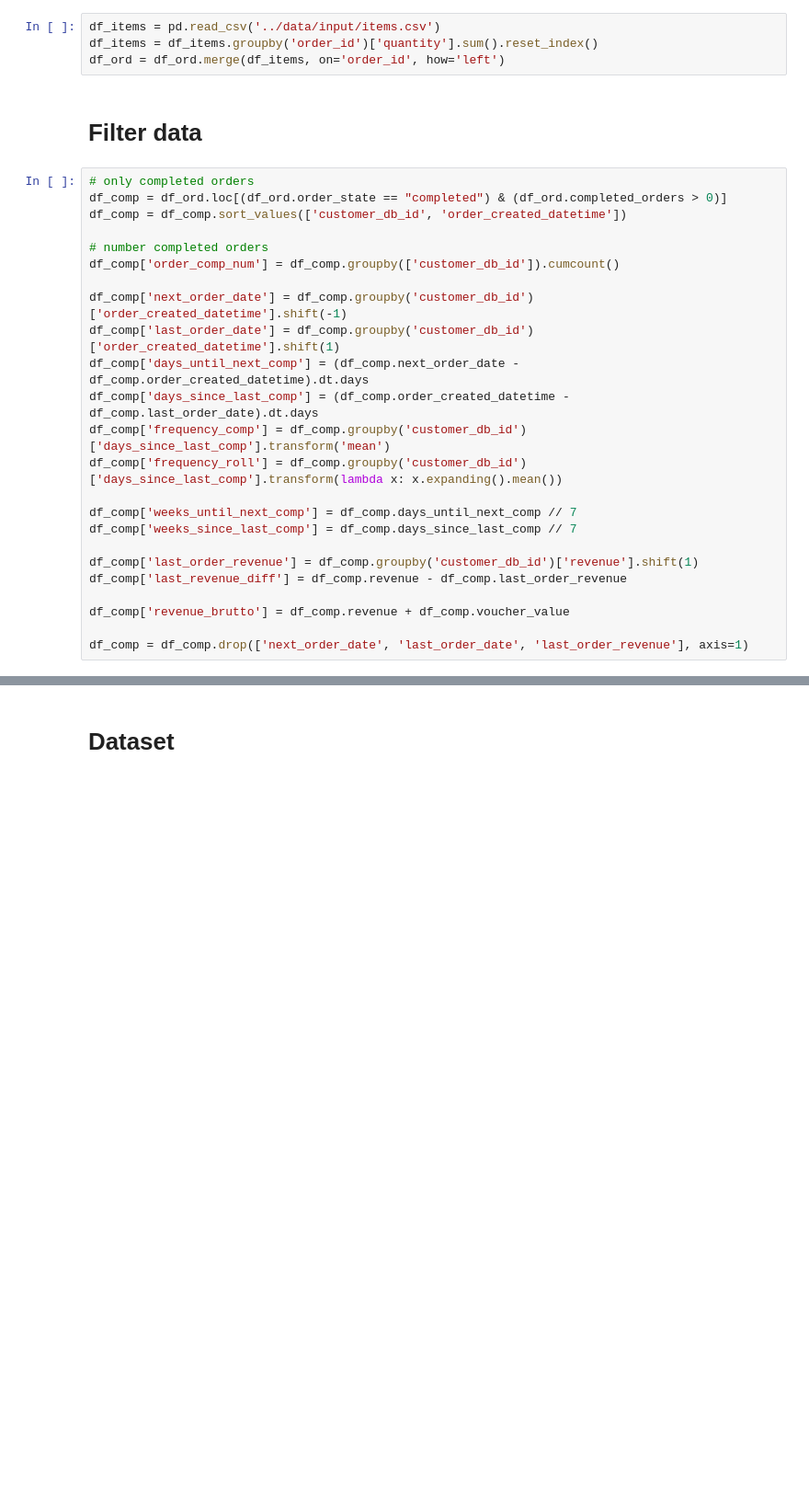
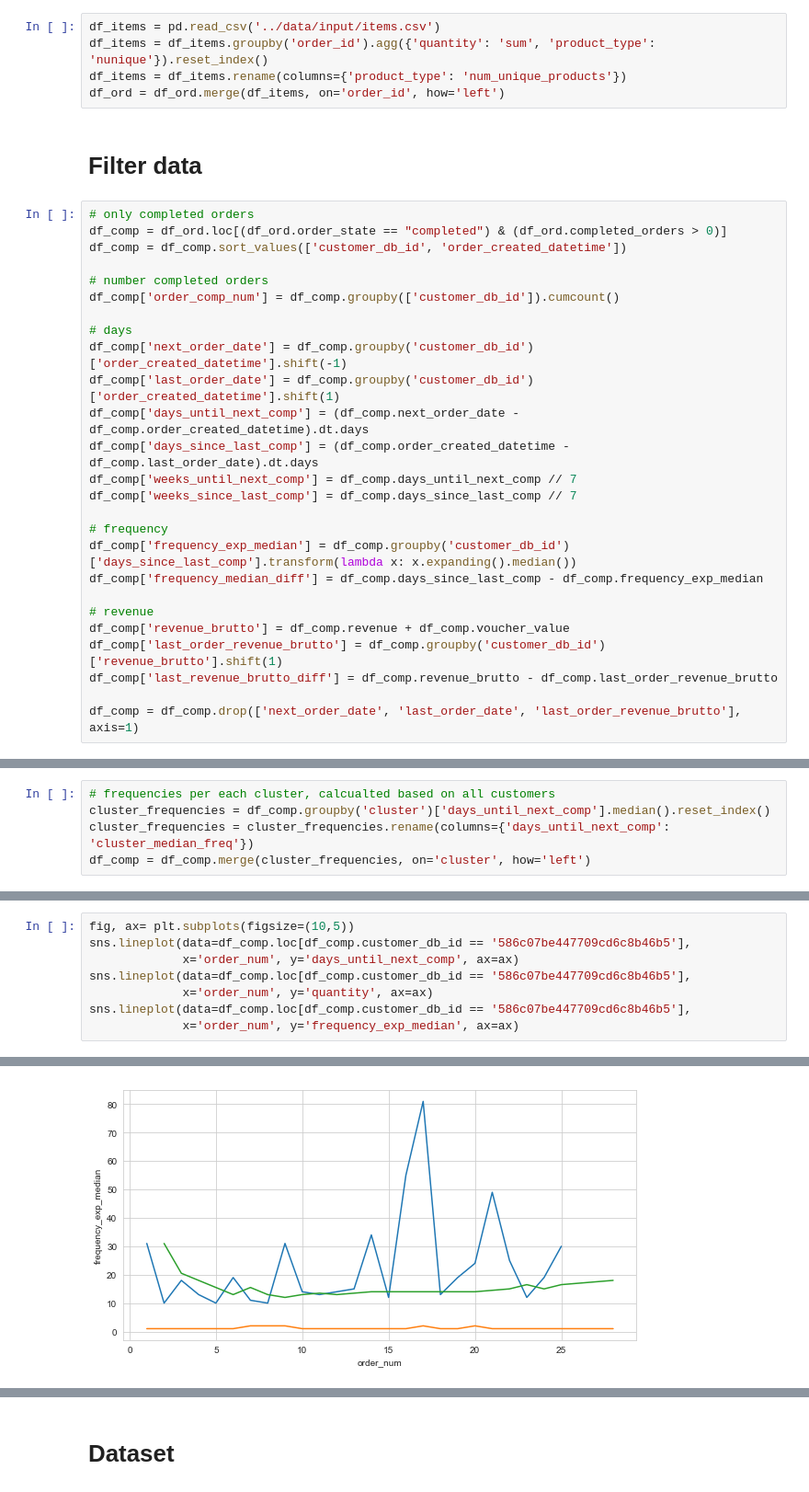
Before and after one commit to zipjet/bi-churn-analysis, a Jupyter notebook: python/churn_predictions.ipynb, the cells around one changed output, grey strips where cells are left out. Shown at 92% size. Cells and saved outputs as stored; diff of their text form; blank space fills up the shorter version.

```diff
--- a/python/churn_predictions.ipynb
+++ b/python/churn_predictions.ipynb
@@ -36,7 +36,8 @@ df_ord['order_created_weekday'] = df_ord.order_created_datetime.dt.weekday
 df_ord['order_created_year'] = df_ord.order_created_datetime.dt.year
 # %%
 df_items = pd.read_csv('../data/input/items.csv')
-df_items = df_items.groupby('order_id')['quantity'].sum().reset_index()
+df_items = df_items.groupby('order_id').agg({'quantity': 'sum', 'product_type': 'nunique'}).reset_index()
+df_items = df_items.rename(columns={'product_type': 'num_unique_products'})
 df_ord = df_ord.merge(df_items, on='order_id', how='left')
 # %% [markdown]
 # Filter data
@@ -48,19 +49,21 @@ df_comp = df_comp.sort_values(['customer_db_id', 'order_created_datetime'])
 # number completed orders
 df_comp['order_comp_num'] = df_comp.groupby(['customer_db_id']).cumcount()
 
+# days
 df_comp['next_order_date'] = df_comp.groupby('customer_db_id')['order_created_datetime'].shift(-1)
 df_comp['last_order_date'] = df_comp.groupby('customer_db_id')['order_created_datetime'].shift(1)
 df_comp['days_until_next_comp'] = (df_comp.next_order_date - df_comp.order_created_datetime).dt.days
 df_comp['days_since_last_comp'] = (df_comp.order_created_datetime - df_comp.last_order_date).dt.days
-df_comp['frequency_comp'] = df_comp.groupby('customer_db_id')['days_since_last_comp'].transform('mean')
-df_comp['frequency_roll'] = df_comp.groupby('customer_db_id')['days_since_last_comp'].transform(lambda x: x.expanding().mean())
-
 df_comp['weeks_until_next_comp'] = df_comp.days_until_next_comp // 7
 df_comp['weeks_since_last_comp'] = df_comp.days_since_last_comp // 7
 
-df_comp['last_order_revenue'] = df_comp.groupby('customer_db_id')['revenue'].shift(1)
-df_comp['last_revenue_diff'] = df_comp.revenue - df_comp.last_order_revenue
+# frequency
+df_comp['frequency_exp_median'] = df_comp.groupby('customer_db_id')['days_since_last_comp'].transform(lambda x: x.expanding().median())
+df_comp['frequency_median_diff'] = df_comp.days_since_last_comp - df_comp.frequency_exp_median
 
+# revenue
 df_comp['revenue_brutto'] = df_comp.revenue + df_comp.voucher_value
+df_comp['last_order_revenue_brutto'] = df_comp.groupby('customer_db_id')['revenue_brutto'].shift(1)
+df_comp['last_revenue_brutto_diff'] = df_comp.revenue_brutto - df_comp.last_order_revenue_brutto
 
-df_comp = df_comp.drop(['next_order_date', 'last_order_date', 'last_order_revenue'], axis=1)
+df_comp = df_comp.drop(['next_order_date', 'last_order_date', 'last_order_revenue_brutto'], axis=1)
@@ -99,0 +70,5 @@ plt.tight_layout()
+# %%
+# frequencies per each cluster, calcualted based on all customers
+cluster_frequencies = df_comp.groupby('cluster')['days_until_next_comp'].median().reset_index()
+cluster_frequencies = cluster_frequencies.rename(columns={'days_until_next_comp': 'cluster_median_freq'})
+df_comp = df_comp.merge(cluster_frequencies, on='cluster', how='left')
@@ -99,0 +77,9 @@ plt.tight_layout()
+# %%
+fig, ax= plt.subplots(figsize=(10,5))
+sns.lineplot(data=df_comp.loc[df_comp.customer_db_id == '586c07be447709cd6c8b46b5'],
+             x='order_num', y='days_until_next_comp', ax=ax)
+sns.lineplot(data=df_comp.loc[df_comp.customer_db_id == '586c07be447709cd6c8b46b5'],
+             x='order_num', y='quantity', ax=ax)
+sns.lineplot(data=df_comp.loc[df_comp.customer_db_id == '586c07be447709cd6c8b46b5'],
+             x='order_num', y='frequency_exp_median', ax=ax)
+# %% [output]
@@ -99,0 +87 @@ plt.tight_layout()
+[figure, added]
```
Also changed, not shown: parts of 24 cells of this notebook.
